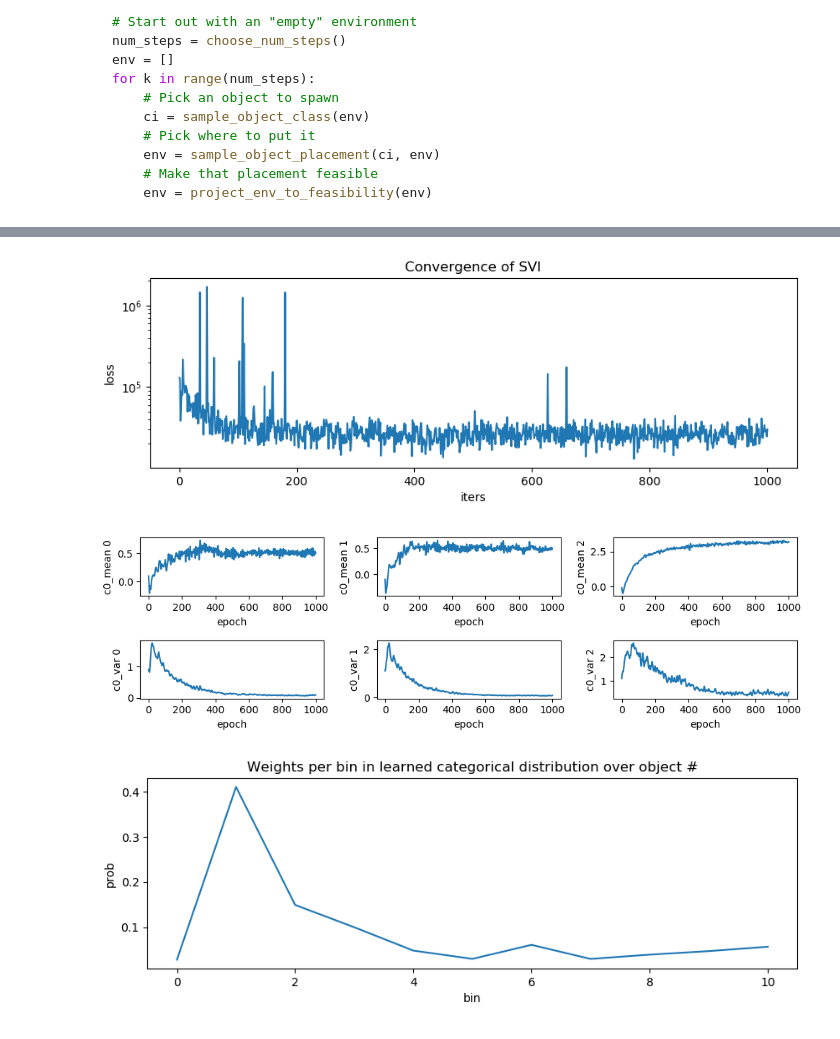
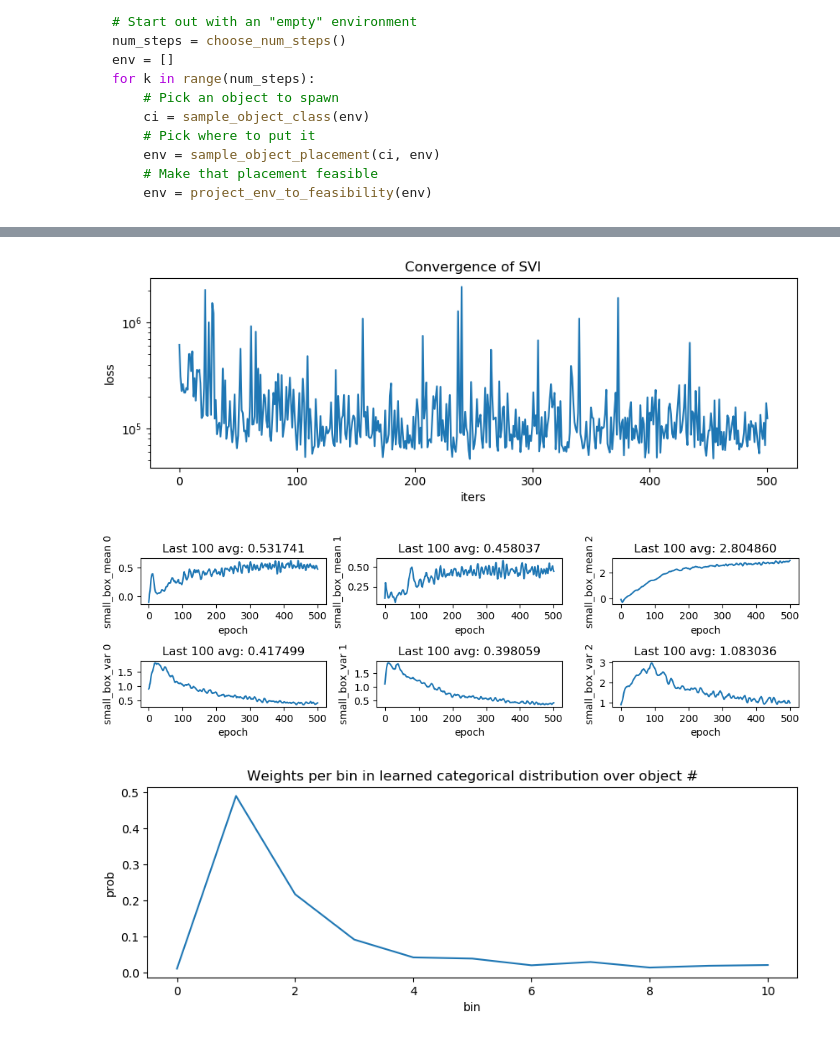
Before and after one commit to gizatt/scene_generation, a Jupyter notebook: 20181204 Planar Scene Arrangements Pyro, Single Object, Single Multivariate Normal, with Projections.ipynb, the cells around one changed output, grey strips where cells are left out. Cells and saved outputs as stored; diff of their text form; code cells hidden in the pictures.

```diff
--- a/20181204 Planar Scene Arrangements Pyro, Single Object, Single Multivariate Normal, with Projections.ipynb
+++ b/20181204 Planar Scene Arrangements Pyro, Single Object, Single Multivariate Normal, with Projections.ipynb
@@ -240,9 +232,9 @@ def sample_object_class(generated_data, i, keep_going, obs=None):
 class ObjectWorldPriorDescription:
     def __init__(self, ci):
         # (maybe switch this to Normal-inverse-Wishart_distribution, if supported?)
-        self.mean = pyro.sample('c%d_mean' % ci, dist.Normal(
+        self.mean = pyro.sample('%s_mean' % object_classes[ci], dist.Normal(
             torch.Tensor([0.5, 0.5, np.pi]), torch.Tensor([0.5, 0.5, np.pi/2.])).to_event(1))
-        self.var = pyro.sample('c%d_var' % ci, dist.LogNormal(
+        self.var = pyro.sample('%s_var' % object_classes[ci], dist.LogNormal(
             torch.Tensor([0.0, 0.0, 0.0]), torch.Tensor([2.0, 2.0, 2.0])).to_event(1))
         self.dist = dist.MultivariateNormal(self.mean, torch.diag(self.var))
     def vectorize():
@@ -282,6 +274,12 @@ def sample_object_placement(ci, generated_data, i, keep_going, object_world_prio
     # I just need to abandon my nice data structure...
     prior_info = object_world_prior_params[0]
     new_pose = pyro.sample('location_pre_%d' % (i), prior_info.dist)
+    '''
+    new_pose = poutine.mask(
+        lambda: pyro.sample('location_pre_%d' % (i), prior_info.dist, obs=obs),
+        keep_going)()
+    return new_pose
+    '''
     if i > 0:
         q0_fixed = torch.cat([
             expand_partial_pose_to_full_pose(
@@ -421,7 +417,7 @@ from pyro.contrib.autoguide import AutoDelta, AutoDiagonalNormal, AutoMultivaria
 
 pyro.enable_validation(True)
 
-interesting_params = ["c0_mean", "c0_var", "num_objects_weights"]
+interesting_params = ["small_box_mean", "small_box_var", "num_objects_weights"]
 def select_interesting(guide):
     all_params = global_guide.median()
     return dict((p, all_params[p]) for p in interesting_params)
@@ -439,8 +435,8 @@ data = vectorize_environments(environments)
 
 
 snapshots = {}
-for i in range(801):
-    loss = svi.step(data, subsample_size=20)
+for i in range(501):
+    loss = svi.step(data, subsample_size=50)
     losses.append(loss)
     snapshot_median = global_guide.median()
     for p in snapshot_median.keys():
@@ -508,31 +488,34 @@ Done
 # %%
 plt.figure(figsize=(10,3), dpi=100).set_facecolor('white')
 plt.plot(losses)
 plt.xlabel('iters')
 plt.ylabel('loss')
 plt.yscale('log')
 plt.title('Convergence of SVI');
 #print global_guide.median()
 
 plt.figure(figsize=(10,3), dpi=100).set_facecolor('white')
-keys = ["c0_mean", "c0_var"]
+keys = ["small_box_mean", "small_box_var"]
+fit_vals = {}
 n_plots = len(keys)
 for i, key in enumerate(keys):
     data_across_epochs = np.vstack(snapshots[key])
     for k in range(3):
         plt.subplot(n_plots, 3, i*3+k+1)
         start_epoch = 0
         plt.plot(np.arange(start_epoch, data_across_epochs.shape[0]), data_across_epochs[start_epoch:, k])
         plt.xlabel('epoch')
         plt.ylabel(key + " %d" % k)
+        plt.title("Last 100 avg: %f" % data_across_epochs[-100:, k].mean())
+    fit_vals[key] = data_across_epochs[-100:].mean(axis=0)
 plt.tight_layout()
 
 plt.figure(figsize=(10,3), dpi=100).set_facecolor('white')
 plt.plot(global_guide.median()["num_objects_weights"].cpu().detach().numpy())
 plt.xlabel('bin')
 plt.ylabel('prob')
 plt.title('Weights per bin in learned categorical distribution over object #');
 # %% [output]
-[figure, old version]
+[figure, new version]
-[figure, old version]
+[figure, new version]
-[figure, old version]
+[figure, new version]
```
Also changed, not shown: parts of 7 cells of this notebook, 5 other files.
